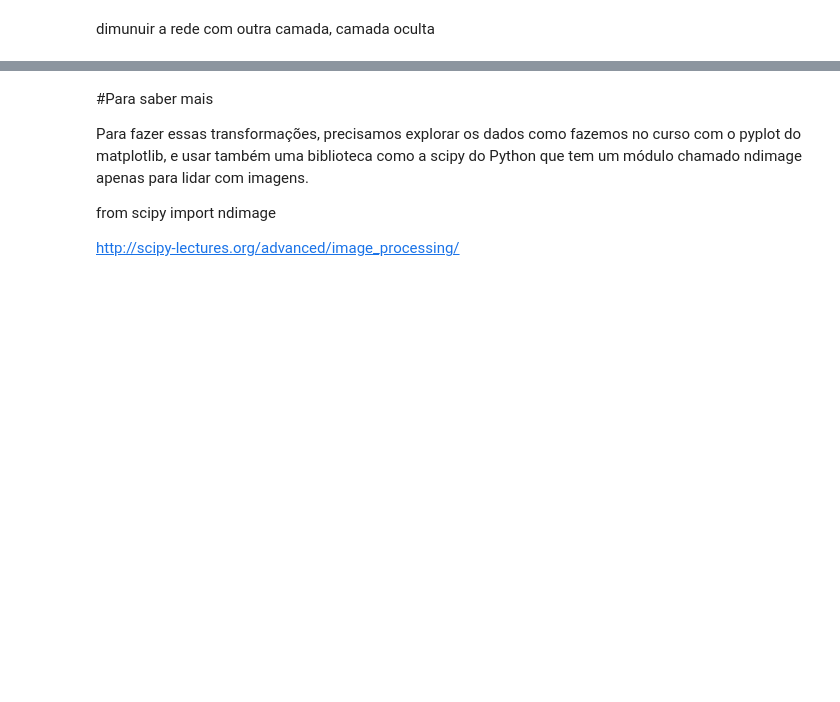
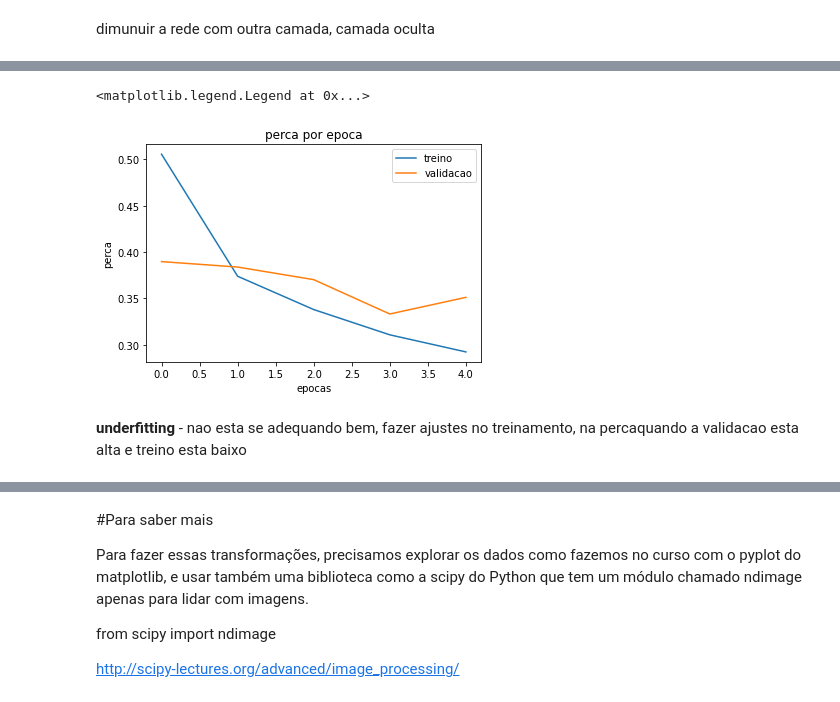
Before and after one commit to EduardoMoraesRitter/introducao_Deep_Learning_keras_tensorflow, a Jupyter notebook: deep_learning_classificacao.ipynb, the cells around one changed output, grey strips where cells are left out. Drawn from its saved outputs; the diff is of its cells as text; code cells hidden in the pictures; blank space fills up the shorter version.

```diff
--- a/deep_learning_classificacao.ipynb
+++ b/deep_learning_classificacao.ipynb
@@ -248,0 +393,13 @@ modelo5.fit(imagens_treino_normalizado, identificacoes_treino)
+# %%
+#visualizar a perca conforme o treino
+plt.plot(historico7.history['loss'])
+plt.plot(historico7.history['val_loss'])
+plt.title('perca por epoca')
+plt.xlabel('epocas')
+plt.ylabel('perca')
+plt.legend(['treino', 'validacao'])
+# %% [output]
+<matplotlib.legend.Legend at 0x...>
+[figure, added]
+# %% [markdown]
+**underfitting** - nao esta se adequando bem, fazer ajustes no treinamento, na percaquando a validacao esta alta e treino esta baixo
```
Also changed, not shown: parts of 24 cells of this notebook.
